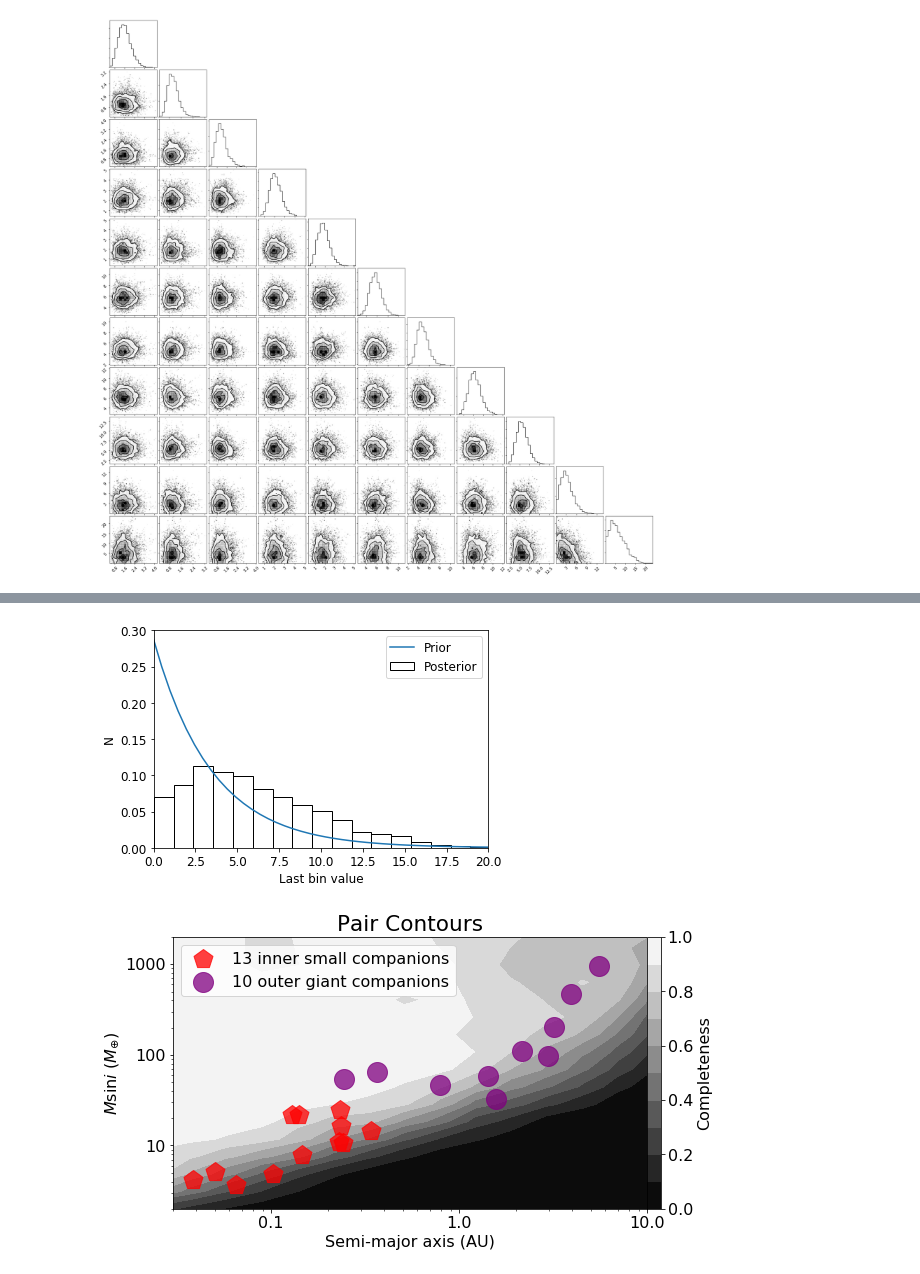
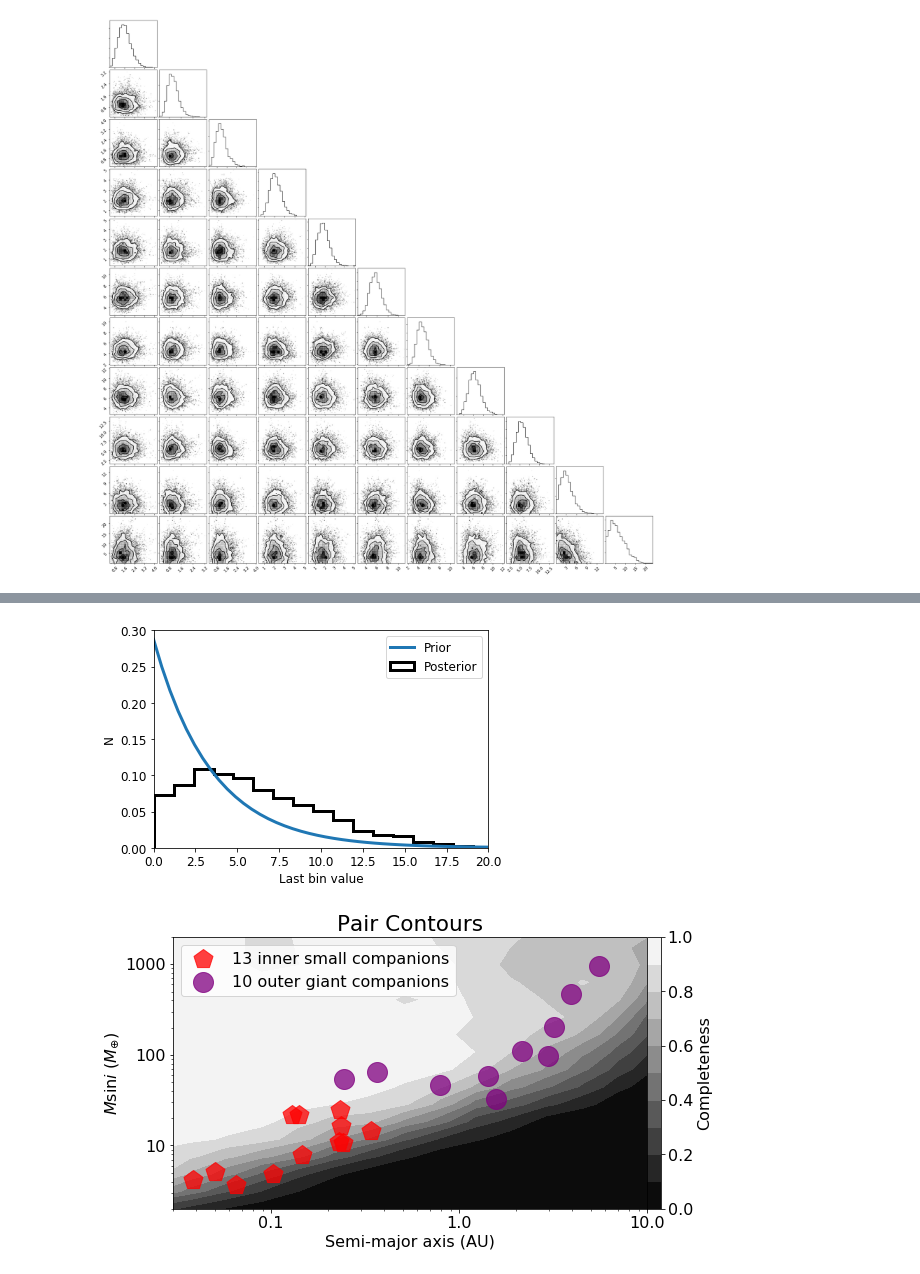
Before and after one commit to leerosenthalj/CLSII, a Jupyter notebook: Notebook_Statistics.ipynb, the cells around one changed output, grey strips where cells are left out. Cells and saved outputs as stored; diff of their text form; code cells hidden in the pictures.

```diff
--- a/Notebook_Statistics.ipynb
+++ b/Notebook_Statistics.ipynb
@@ -1045,21 +969,23 @@ ax.legend(loc=2) #[80, -0.2, 0.8, 2]
 # %%
 fig, ax = plt.subplots()
 
 factor = hierarchical_one.bin_areas[0][0]*(100/719)
 prior_grid = np.linspace(0, 4*hierarchical_one.ceiling*factor, num=50)
 
-ax.plot(prior_grid, (hierarchical_one.Qints[-1]) * np.exp(-hierarchical_one.Qints[-1]*prior_grid), label='Prior')
-ax.hist(factor*hierarchical_one.chains[10000:][:, -1], bins=20, density=True, fill=False, label='Posterior')
+ax.plot(prior_grid, (hierarchical_one.Qints[-1]) * \
+             np.exp(-hierarchical_one.Qints[-1]*prior_grid), lw=3, label='Prior')
+ax.hist(factor*chains_db['gamma10'][1000:], bins=20, density=True, fill=False,
+        histtype='step', color='black', lw=3, label='Posterior')
 
 ax.set_xlim([0, 20])
 ax.set_ylim([0, 0.3])
 ax.set_xlabel('Last bin value')
 ax.set_ylabel('N')
 
 ax.legend()
 fig.savefig('last_bin_and_prior.png', dpi=1000, bbox_inches='tight')
 # %% [output]
-[figure, old version]
+[figure, new version]
 # %%
 recoveries_small = pd.read_csv('recoveries_small_earth.csv')
 completey_small  = Completeness(recoveries_small)
```
Also changed, not shown: parts of 4 cells of this notebook.
